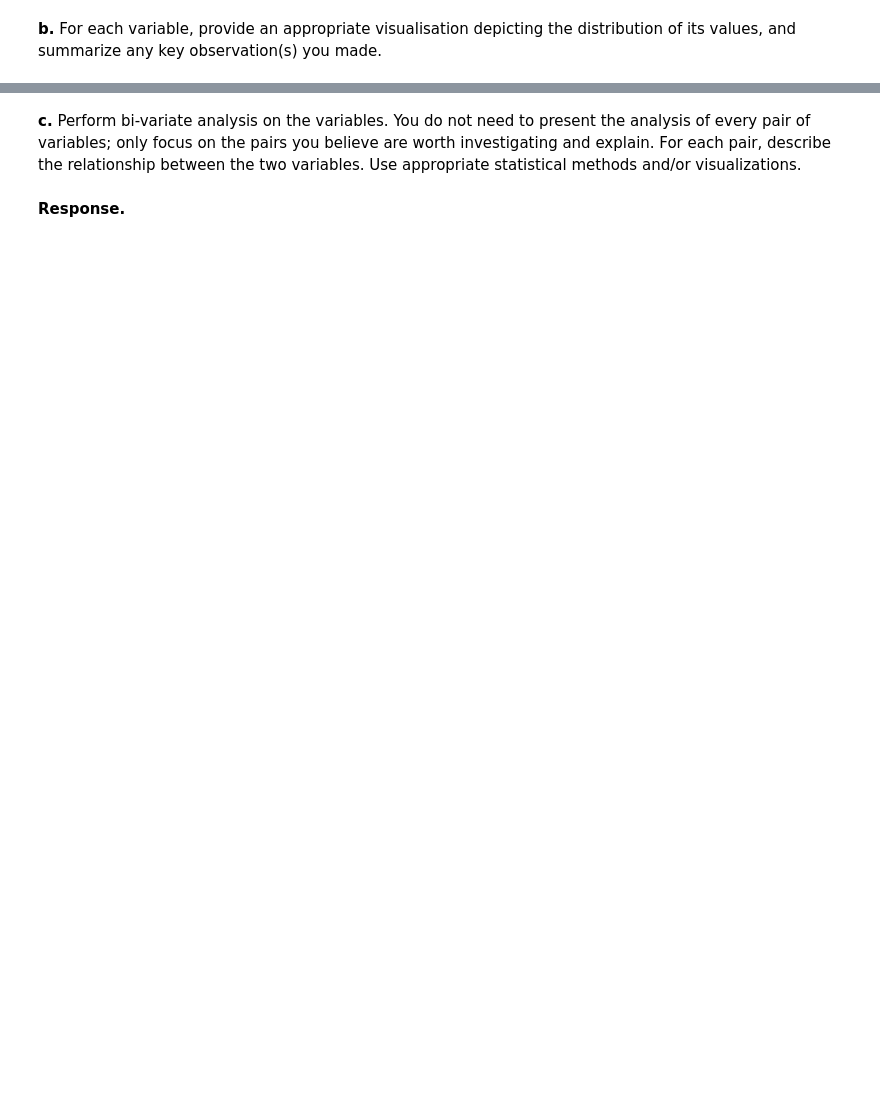
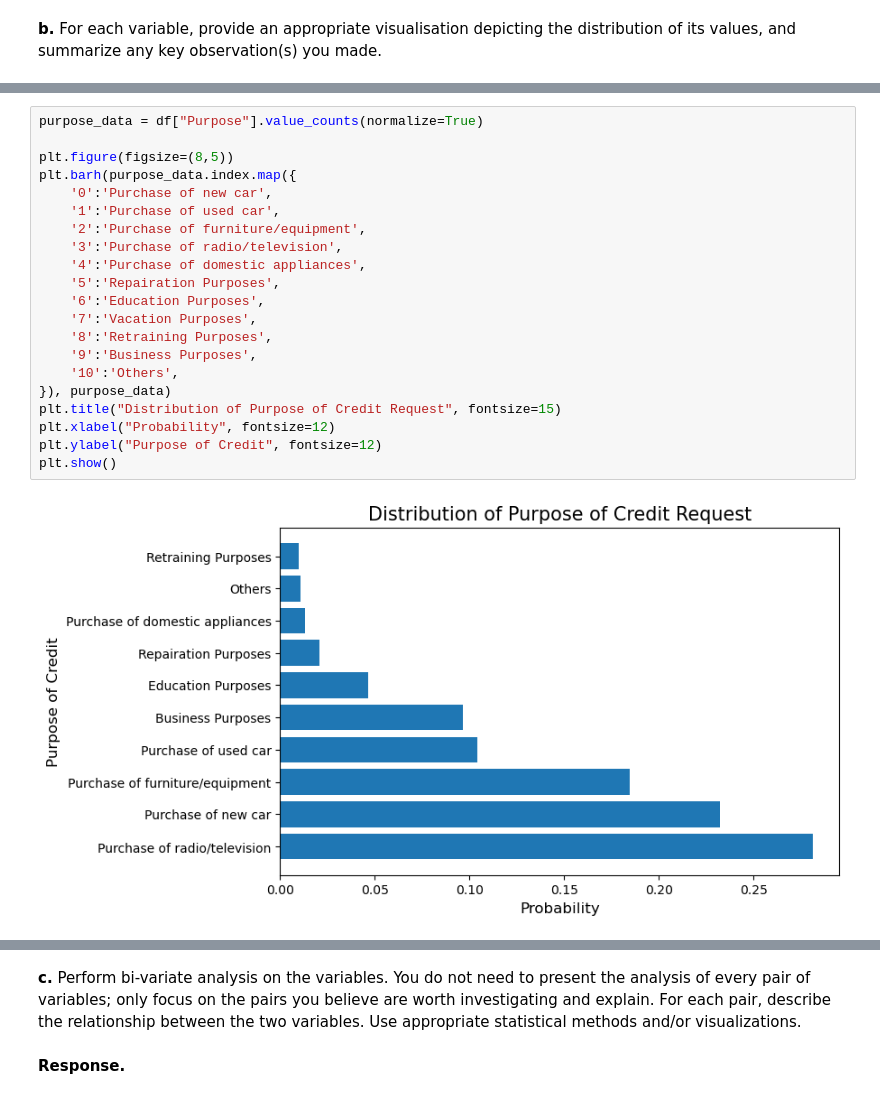
Before and after one commit to Bk49/CS105-Project, a Jupyter notebook: CS105 Project Submission Part I 2023.ipynb, the cells around one changed output, grey strips where cells are left out. Drawn from its saved outputs; the diff is of its cells as text; blank space fills up the shorter version.

```diff
--- a/CS105 Project Submission Part I 2023.ipynb
+++ b/CS105 Project Submission Part I 2023.ipynb
@@ -439,0 +630,23 @@ Name: Residence_Length, dtype: int64
+# %%
+purpose_data = df["Purpose"].value_counts(normalize=True)
+
+plt.figure(figsize=(8,5))
+plt.barh(purpose_data.index.map({
+    '0':'Purchase of new car',
+    '1':'Purchase of used car',
+    '2':'Purchase of furniture/equipment',
+    '3':'Purchase of radio/television',
+    '4':'Purchase of domestic appliances',
+    '5':'Repairation Purposes',
+    '6':'Education Purposes',
+    '7':'Vacation Purposes',
+    '8':'Retraining Purposes',
+    '9':'Business Purposes',
+    '10':'Others',
+}), purpose_data)
+plt.title("Distribution of Purpose of Credit Request", fontsize=15)
+plt.xlabel("Probability", fontsize=12)
+plt.ylabel("Purpose of Credit", fontsize=12)
+plt.show()
+# %% [output]
+[figure, added]
```
Also changed, not shown: parts of 38 cells of this notebook.
